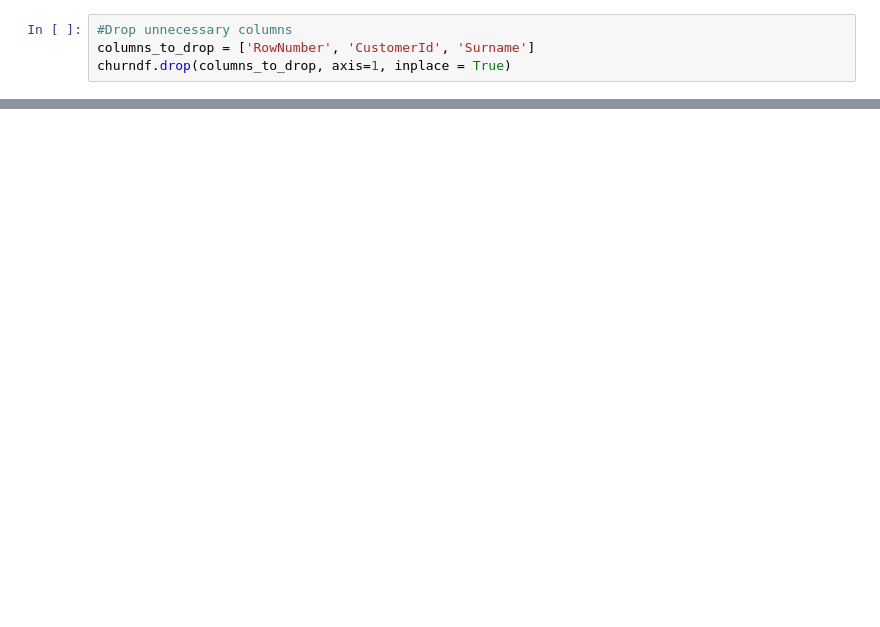
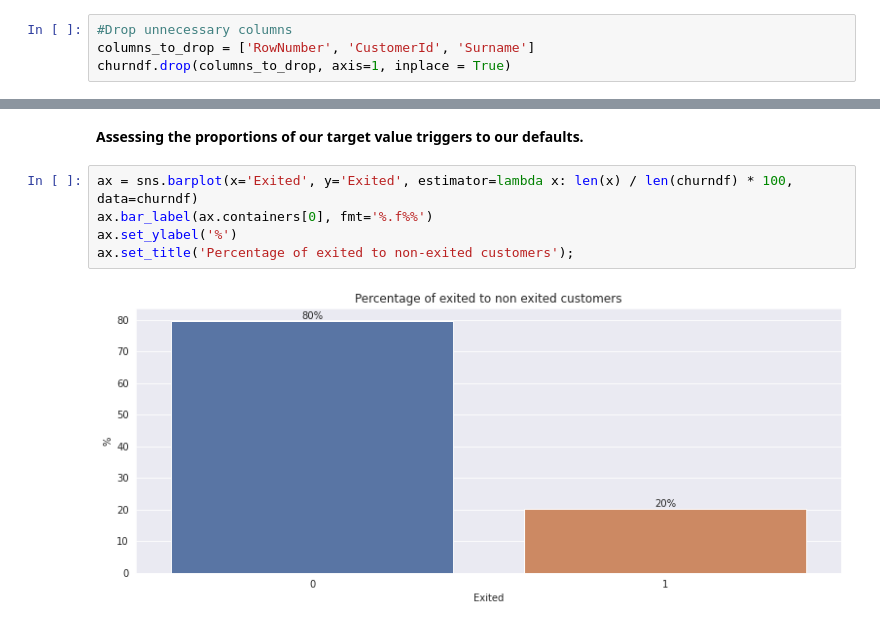
Before and after one commit to harshitlikhar/SC22-BatchB-recursive-searchers, a Jupyter notebook: Group-2/data/EDA for Churn Modeling.ipynb, the cells around one changed output, grey strips where cells are left out. Saved outputs shown, nothing was run; the diff lists cells and outputs as text; blank space fills up the shorter version.

```diff
--- a/Group-2/data/EDA for Churn Modeling.ipynb
+++ b/Group-2/data/EDA for Churn Modeling.ipynb
@@ -76,0 +38,9 @@ sns.countplot(data=churndf, x='Tenure', hue='Exited').set(title='Tenure vs. Peop
+# %% [markdown]
+**Assessing the proportions of our target value triggers to our** **defaults.**
+# %%
+ax = sns.barplot(x='Exited', y='Exited', estimator=lambda x: len(x) / len(churndf) * 100, data=churndf)
+ax.bar_label(ax.containers[0], fmt='%.f%%')
+ax.set_ylabel('%')
+ax.set_title('Percentage of exited to non-exited customers');
+# %% [output]
+[figure, added]
```
Also changed, not shown: parts of 28 cells of this notebook, 10 other files.
